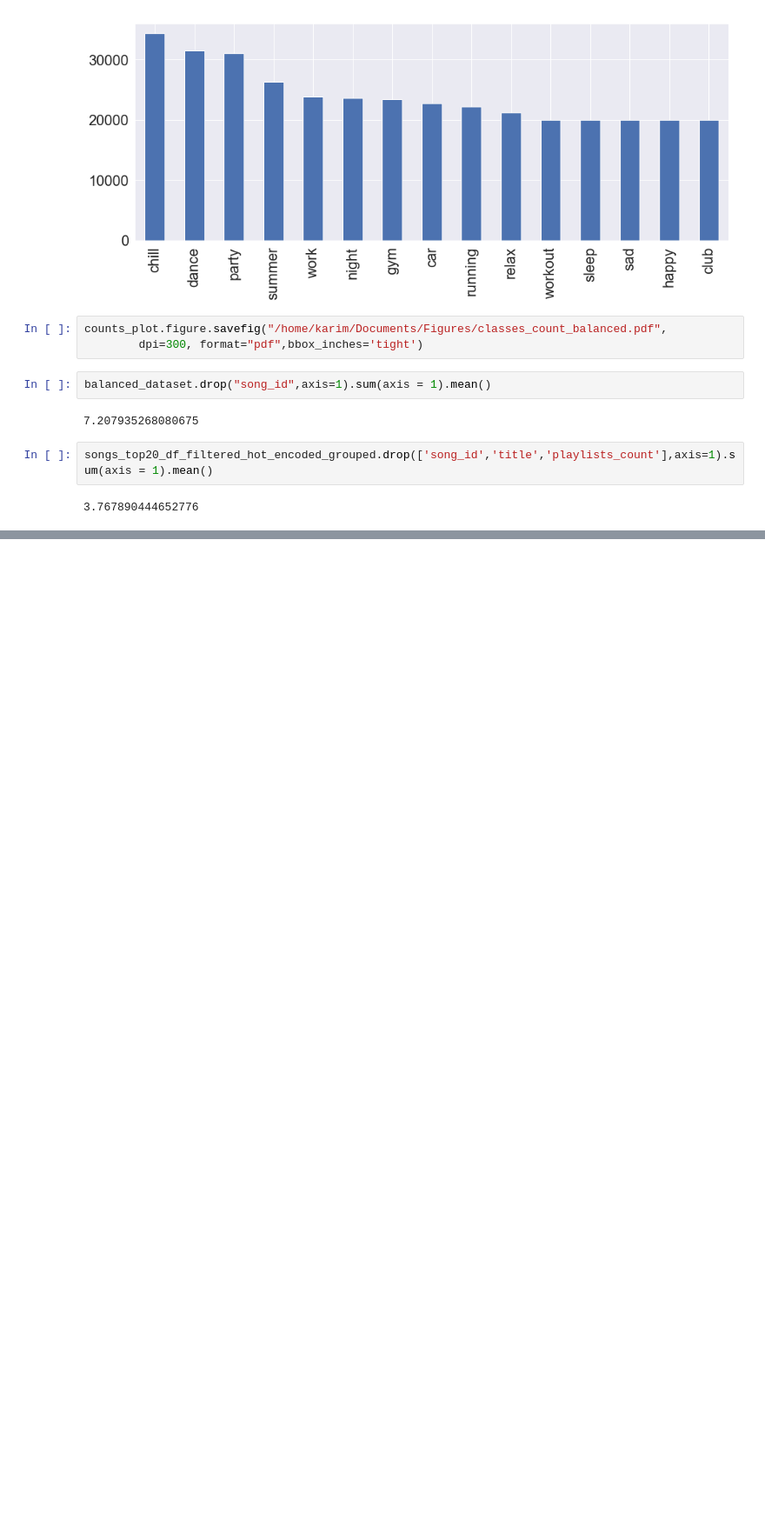
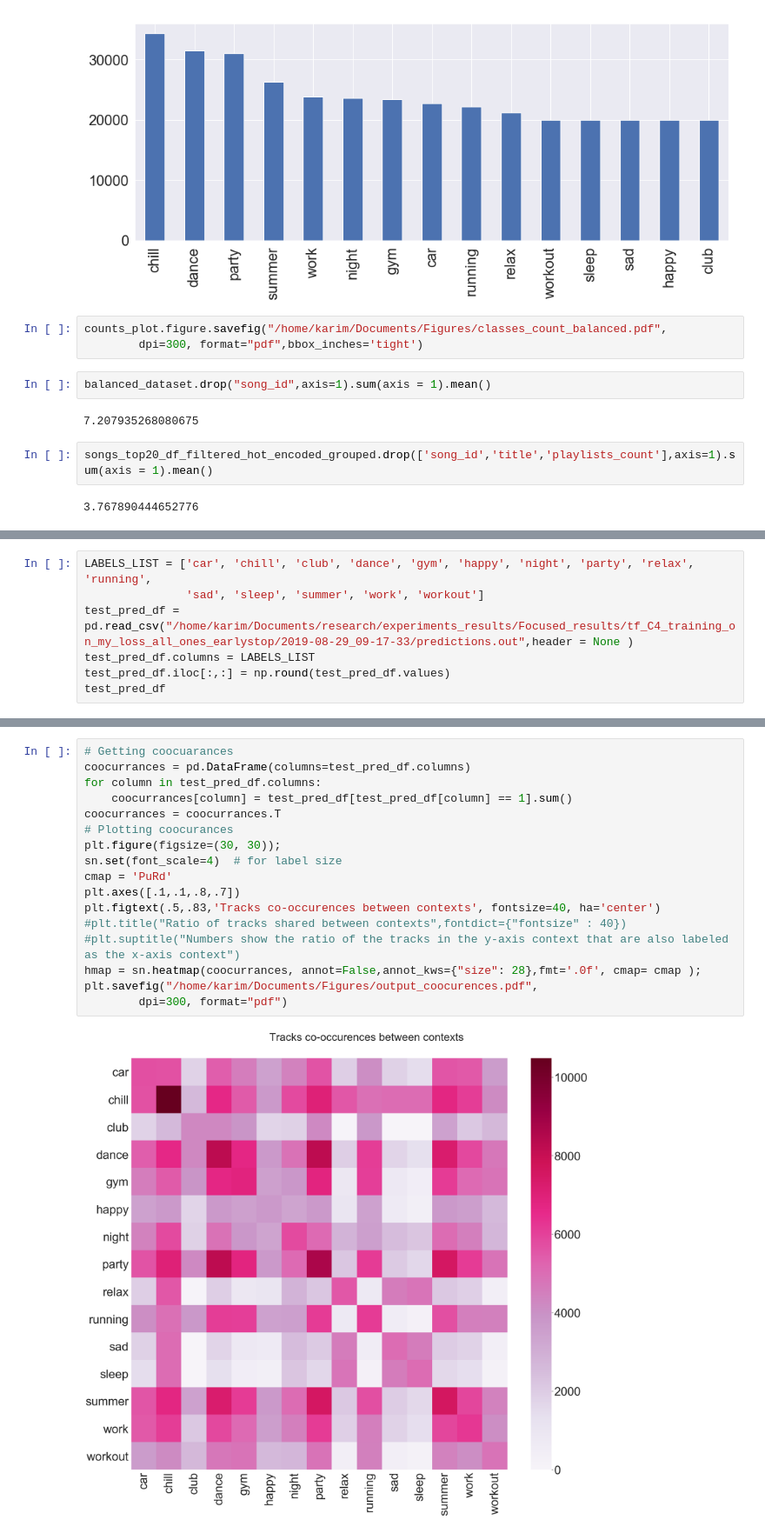
Before and after one commit to KarimMibrahim/context_classification_cnn, a Jupyter notebook: Balanced_dataset_collection.ipynb, the cells around one changed output, grey strips where cells are left out. Shown at 87% size. Saved outputs shown, nothing was run; the diff lists cells and outputs as text; blank space fills up the shorter version.

Commit message:
Added embedings training

```diff
--- a/Balanced_dataset_collection.ipynb
+++ b/Balanced_dataset_collection.ipynb
@@ -388,0 +385,7 @@ len(songs_top20_df_filtered_hot_encoded_grouped)
+# %%
+LABELS_LIST = ['car', 'chill', 'club', 'dance', 'gym', 'happy', 'night', 'party', 'relax', 'running',
+               'sad', 'sleep', 'summer', 'work', 'workout']
+test_pred_df = pd.read_csv("/home/karim/Documents/research/experiments_results/Focused_results/tf_C4_training_on_my_loss_all_ones_earlystop/2019-08-29_09-17-33/predictions.out",header = None )
+test_pred_df.columns = LABELS_LIST
+test_pred_df.iloc[:,:] = np.round(test_pred_df.values)
+test_pred_df
@@ -388,0 +411,19 @@ len(songs_top20_df_filtered_hot_encoded_grouped)
+# %%
+# Getting coocuarances
+coocurrances = pd.DataFrame(columns=test_pred_df.columns)
+for column in test_pred_df.columns:
+    coocurrances[column] = test_pred_df[test_pred_df[column] == 1].sum()
+coocurrances = coocurrances.T
+# Plotting coocurances
+plt.figure(figsize=(30, 30));
+sn.set(font_scale=4)  # for label size
+cmap = 'PuRd'
+plt.axes([.1,.1,.8,.7])
+plt.figtext(.5,.83,'Tracks co-occurences between contexts', fontsize=40, ha='center')
+#plt.title("Ratio of tracks shared between contexts",fontdict={"fontsize" : 40})
+#plt.suptitle("Numbers show the ratio of the tracks in the y-axis context that are also labeled as the x-axis context")
+hmap = sn.heatmap(coocurrances, annot=False,annot_kws={"size": 28},fmt='.0f', cmap= cmap );
+plt.savefig("/home/karim/Documents/Figures/output_coocurences.pdf",
+        dpi=300, format="pdf")
+# %% [output]
+[figure, added]
```
Also changed, not shown: parts of 2 cells of this notebook, 9 other files.
